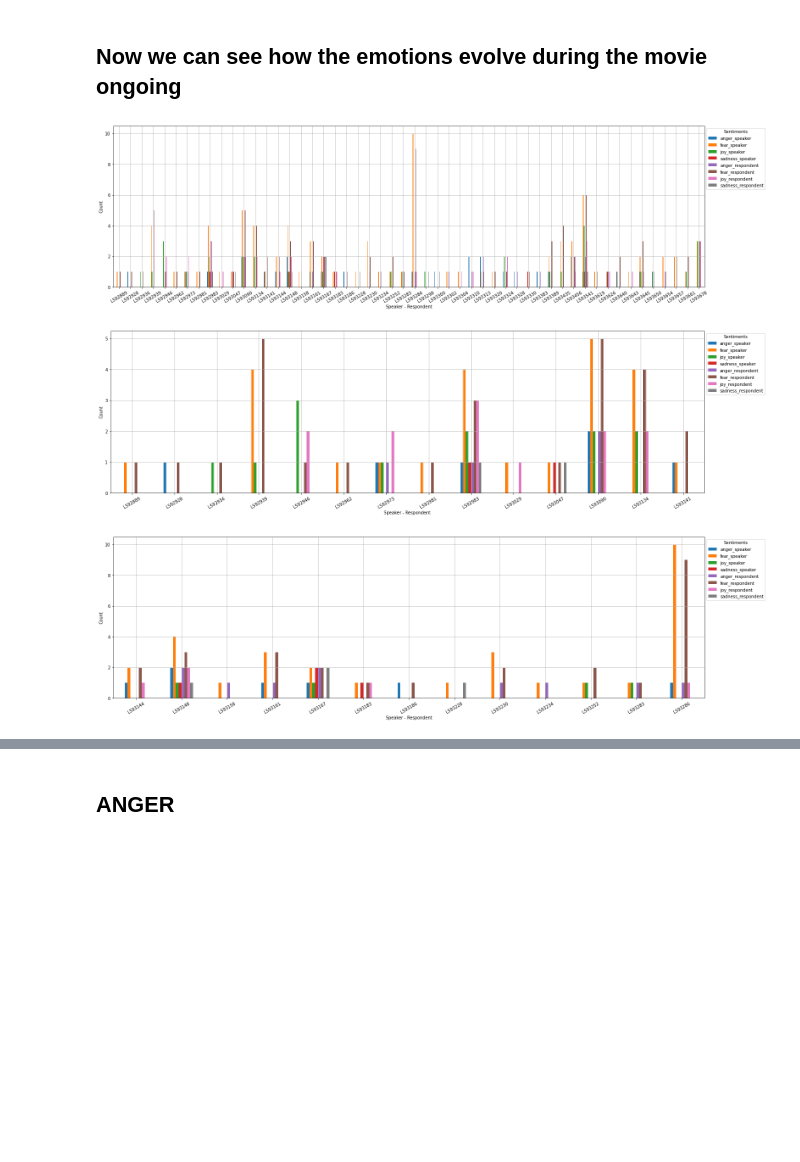
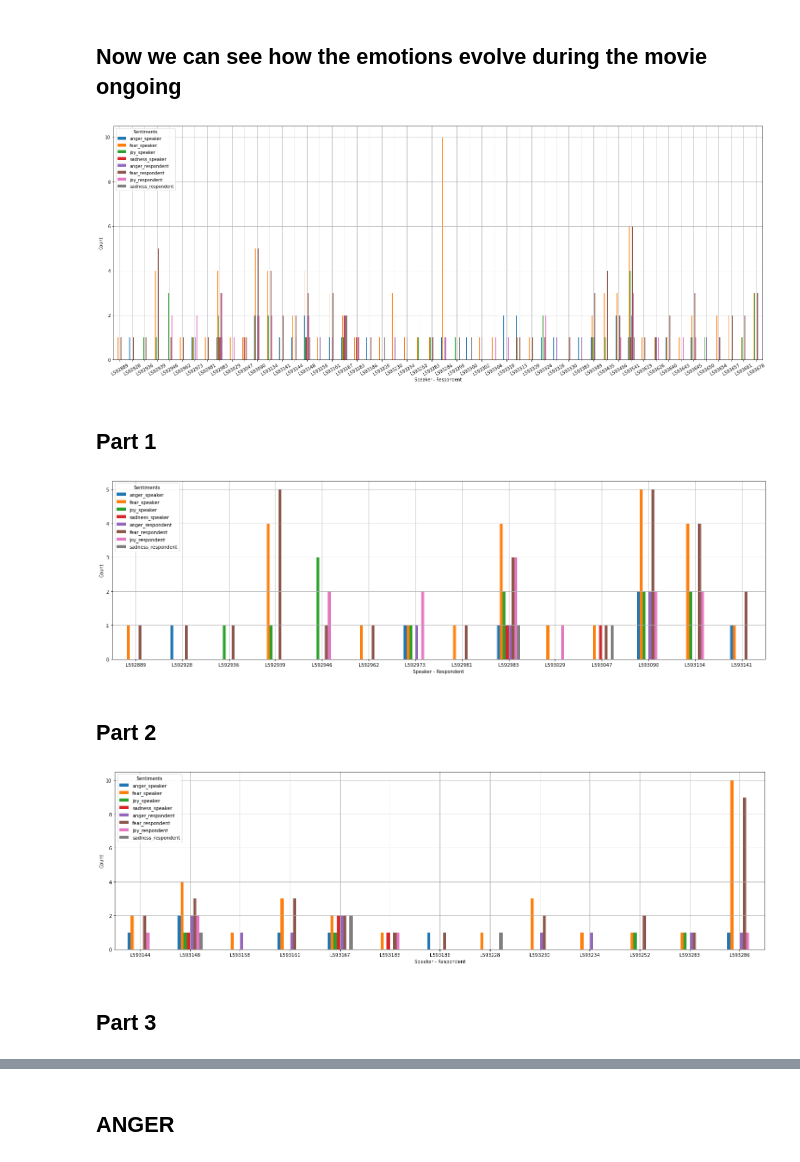
Before and after one commit to andreacutrera/how_do_you_feel_my_dear, a Jupyter notebook: text_mining_godfather_emotions_analysis.ipynb, the cells around one changed output, grey strips where cells are left out. Saved outputs shown, nothing was run; the diff lists cells and outputs as text; code cells hidden in the pictures; blank space fills up the shorter version.

```diff
--- a/text_mining_godfather_emotions_analysis.ipynb
+++ b/text_mining_godfather_emotions_analysis.ipynb
@@ -3,7 +3,7 @@ import numpy as np
 import pandas as pd
 import matplotlib.pyplot as plt
 # %%
-data = pd.read_csv("how_do_you_feel_my_dear/godfather_emotions.csv")
+data = pd.read_csv("godfather_emotions.csv")
 data.head()
 # %% [output]
 |  | Unnamed: 0 | id | text | character | conversation_id | reply_to | clean_text | tokenize | ... |
@@ -180,10 +192,18 @@ plt.grid()
 conversations_emotions = conversations.groupby(['conversation_id'])['prediction_speaker'].value_counts().unstack()
 conversations_respondent = conversations.groupby(['conversation_id'])['prediction_respondent'].value_counts().unstack()
 
-conversations_emotions[['anger_respondent', 'fear_respondent', 'joy_respondent', 'sadness_respondent']] = conversations_respondent
+conversations_emotions[['anger_respondent',
+                        'fear_respondent',
+                        'joy_respondent',
+                        'sadness_respondent']] = conversations_respondent
 # %%
-conversations_emotions.sort_values(by=['conversation_id'], inplace=True)
-conversations_emotions.rename(columns={"anger": "anger_speaker", "fear": "fear_speaker", "sadness": "sadness_speaker", "joy": "joy_speaker"}, inplace=True)
+conversations_emotions.sort_values(by=['conversation_id'],
+                                   inplace=True)
+conversations_emotions.rename(columns={"anger": "anger_speaker",
+                                       "fear": "fear_speaker",
+                                       "sadness": "sadness_speaker",
+                                       "joy": "joy_speaker"},
+                              inplace=True)
 
 conversations_emotions.head()
 # %% [output]
@@ -198,27 +218,45 @@ conversations_emotions.head()
 ## Now we can see how the emotions evolve during the movie ongoing
 # %%
 # plot
-ax = conversations_emotions.plot(kind='bar', figsize=(25, 7), xlabel='Speaker - Respondent', ylabel='Count', rot=0)
-ax.legend(title='Sentiments', bbox_to_anchor=(1, 1), loc='upper left')
+ax = conversations_emotions.plot(kind='bar',
+                                 figsize=(27, 10),
+                                 xlabel='Speaker - Respondent',
+                                 ylabel='Count')
+ax.legend(title='Sentiments',
+          loc='upper left')
 plt.xticks(rotation=30)
 plt.grid()
 # %% [output]
-[figure, old version]
+[figure, new version]
+# %% [markdown]
+## Part 1
 # %%
 # plot the first part
-ax = conversations_emotions.iloc[:14,:].plot(kind='bar', figsize=(25, 7), xlabel='Speaker - Respondent', ylabel='Count', rot=0)
-ax.legend(title='Sentiments', bbox_to_anchor=(1, 1), loc='upper left')
-plt.xticks(rotation=30)
+ax = conversations_emotions.iloc[:14,:].plot(kind='bar',
+                                             figsize=(25, 7),
+                                             xlabel='Speaker - Respondent',
+                                             ylabel='Count')
+ax.legend(title='Sentiments',
+          loc='upper left')
+plt.xticks(rotation=0)
 plt.grid()
 # %% [output]
-[figure, old version]
+[figure, new version]
+# %% [markdown]
+## Part 2
 # %%
 # plot the second part
-ax = conversations_emotions.iloc[14:27,:].plot(kind='bar', figsize=(25, 7), xlabel='Speaker - Respondent', ylabel='Count', rot=0)
-ax.legend(title='Sentiments', bbox_to_anchor=(1, 1), loc='upper left')
-plt.xticks(rotation=30)
+ax = conversations_emotions.iloc[14:27,:].plot(kind='bar',
+                                               figsize=(25, 7),
+                                               xlabel='Speaker - Respondent',
+                                               ylabel='Count')
+ax.legend(title='Sentiments',
+          loc='upper left')
+plt.xticks(rotation=0)
 plt.grid()
 # %% [output]
-[figure, old version]
+[figure, new version]
+# %% [markdown]
+## Part 3
 # %%
 # plot the third part
```
Also changed, not shown: parts of 31 cells of this notebook.
